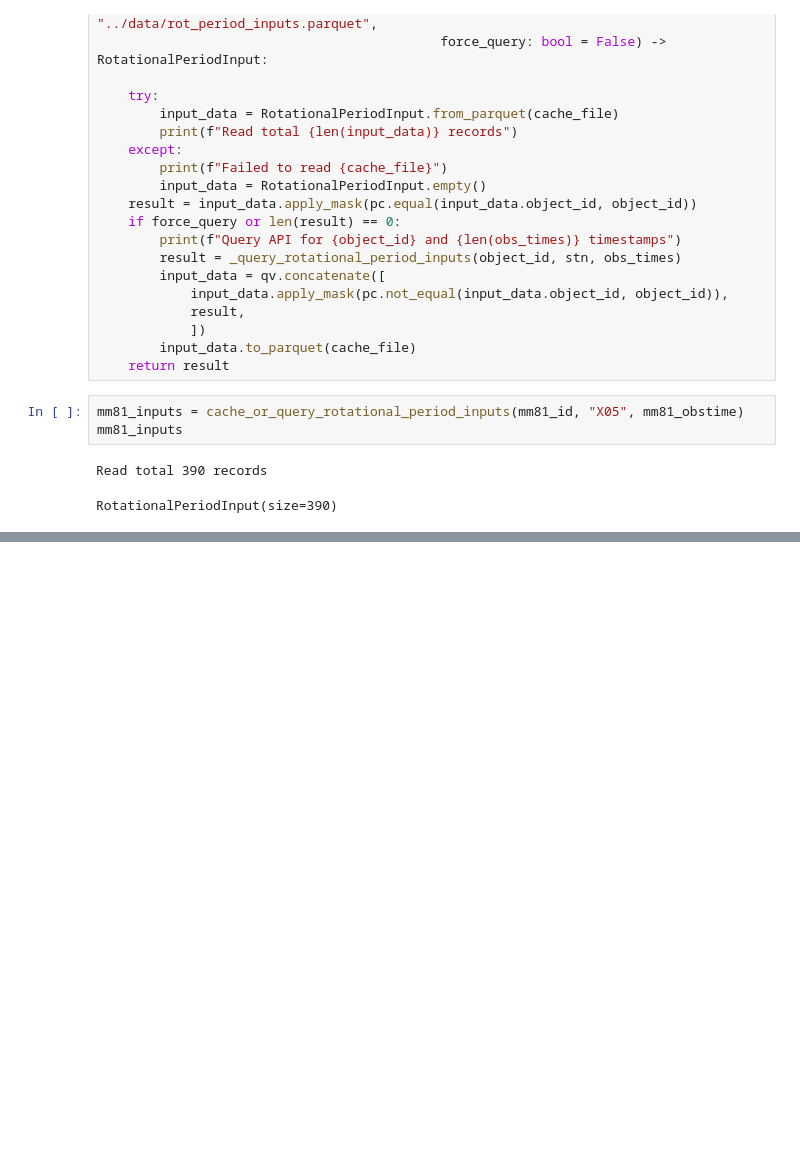
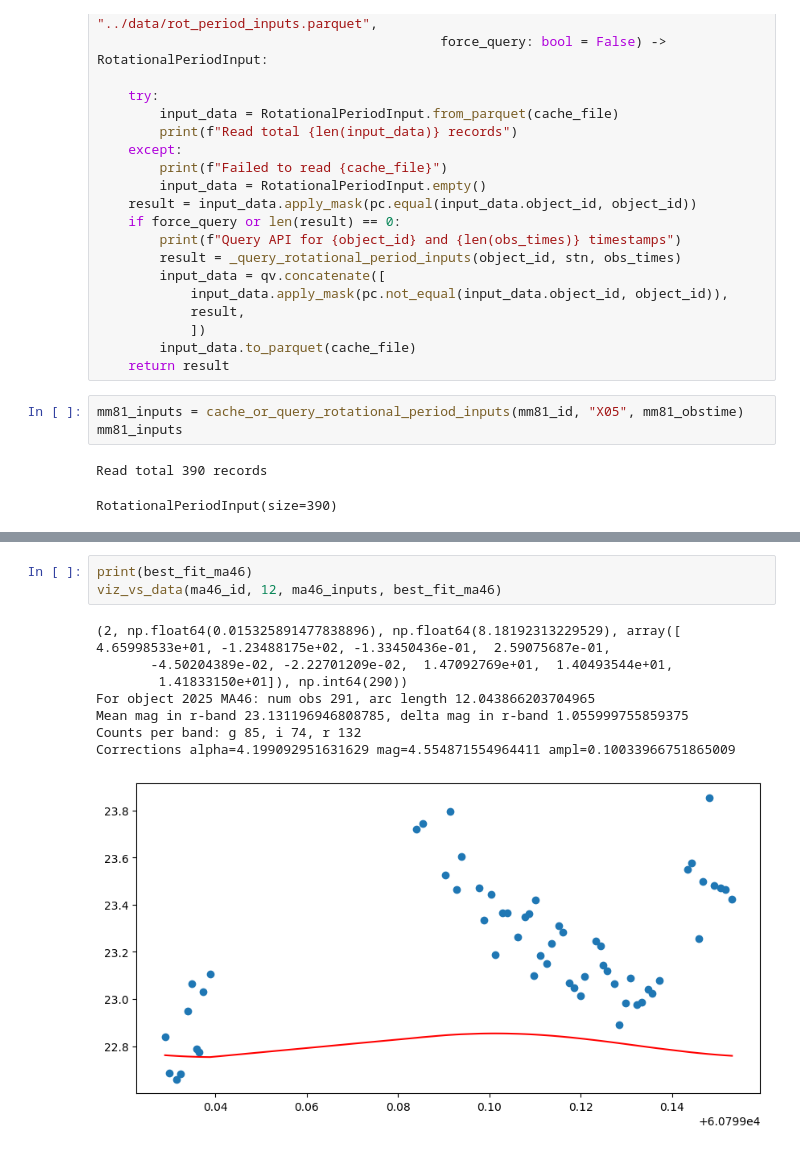
Before and after one commit to HoodedCrow/adam_core, a Jupyter notebook: examples/rotation_period.ipynb, the cells around one changed output, grey strips where cells are left out. Drawn from its saved outputs; the diff is of its cells as text; blank space fills up the shorter version.

```diff
--- a/examples/rotation_period.ipynb
+++ b/examples/rotation_period.ipynb
@@ -324,0 +505,12 @@ AssertionError:
+# %%
+print(best_fit_ma46)
+viz_vs_data(ma46_id, 12, ma46_inputs, best_fit_ma46)
+# %% [output]
+(2, np.float64(0.015325891477838896), np.float64(8.18192313229529), array([ 4.65998533e+01, -1.23488175e+02, -1.33450436e-01,  2.59075687e-01,
+       -4.50204389e-02, -2.22701209e-02,  1.47092769e+01,  1.40493544e+01,
+        1.41833150e+01]), np.int64(290))
+For object 2025 MA46: num obs 291, arc length 12.043866203704965
+Mean mag in r-band 23.131196946808785, delta mag in r-band 1.055999755859375
+Counts per band: g 85, i 74, r 132
+Corrections alpha=4.199092951631629 mag=4.554871554964411 ampl=0.10033966751865009
+[figure, added]
```
Also changed, not shown: parts of 13 cells of this notebook.
